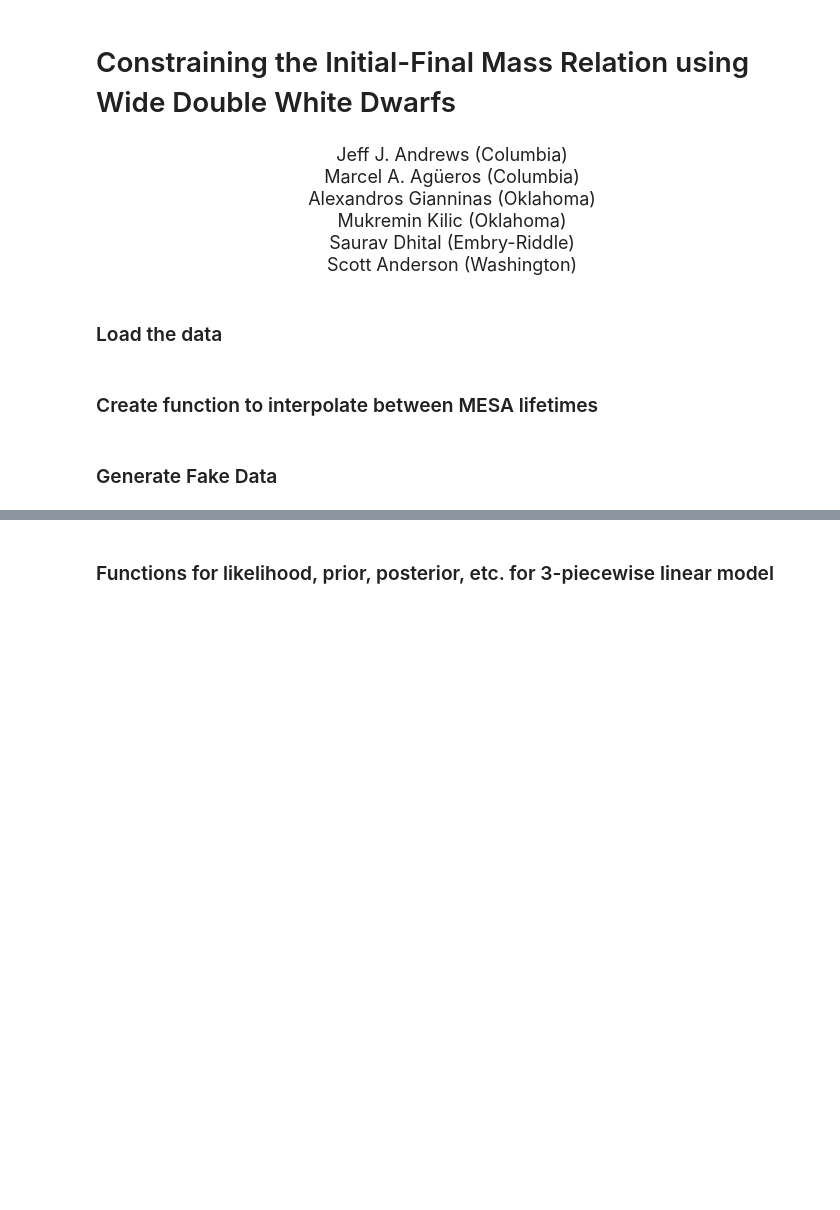
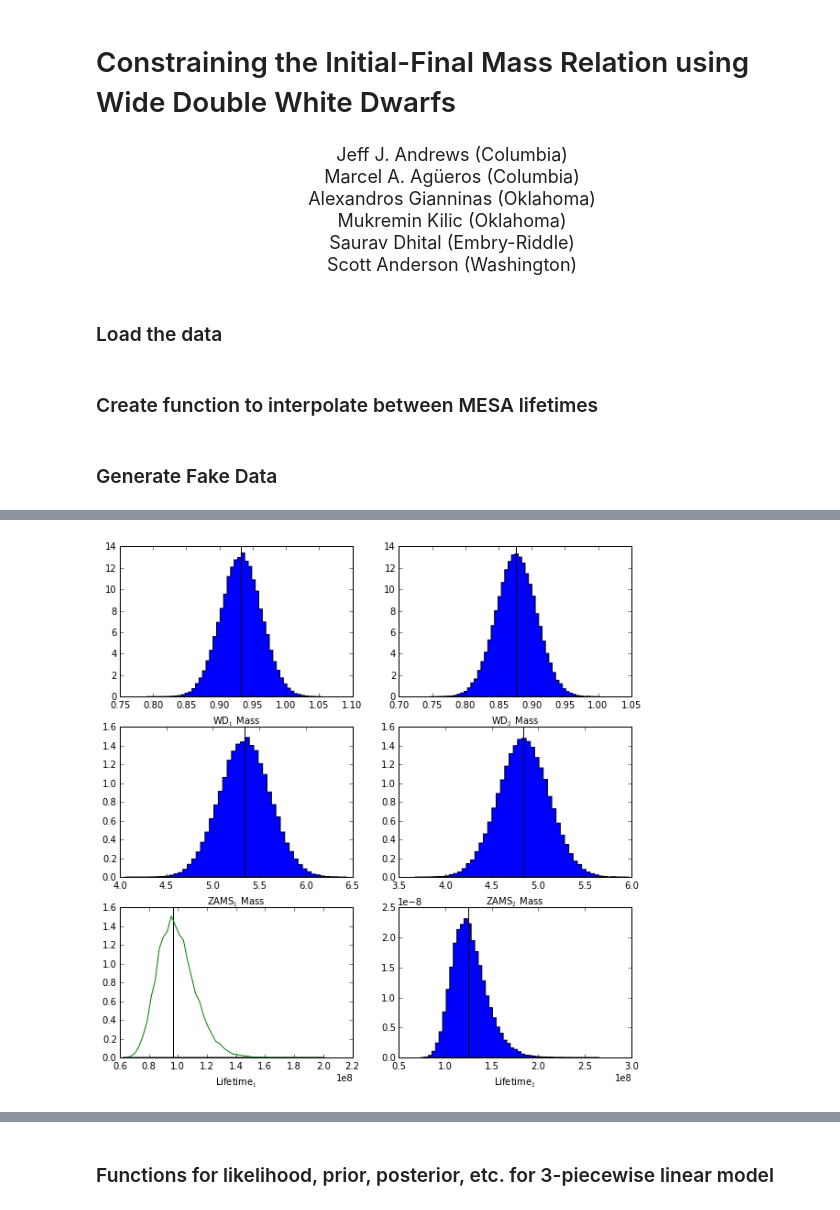
Before and after one commit to astroJeff/separated-at-birth, a Jupyter notebook: notebooks/IFMR Fake Data 1.ipynb, the cells around one changed output, grey strips where cells are left out. Saved outputs shown, nothing was run; the diff lists cells and outputs as text; code cells hidden in the pictures; blank space fills up the shorter version.

```diff
--- a/notebooks/IFMR Fake Data 1.ipynb
+++ b/notebooks/IFMR Fake Data 1.ipynb
@@ -176,0 +198,89 @@ DWD["age2_err"] = np.copy(t2_cool_err)
+# %%
+func_lifetime = interp1d(MESA_tcool["name"],pow(10.,MESA_tcool["lifetime"]), kind='linear', bounds_error=False, fill_value=7.0)
+func_lifetime_inv = interp1d(pow(10.,MESA_tcool["lifetime"][::-1]),MESA_tcool["name"][::-1], kind='linear', bounds_error=False, fill_value = 0.45)
+
+
+
+N_samp = 100000
+
+dist_wd1 = np.array([])
+dist_wd2 = np.array([])
+dist_wd1 = np.random.normal(DWD["m1_wd"][0], DWD["m1_wd_err"][0], N_samp)
+dist_wd2 = np.random.normal(DWD["m2_wd"][0], DWD["m2_wd_err"][0], N_samp)
+
+dist_zams1 = get_mzams(p_true, dist_wd1)
+dist_zams2 = get_mzams(p_true, dist_wd2)
+
+dist_life1 = lifetime(MESA_tcool, dist_zams1)
+dist_life2 = lifetime(MESA_tcool, dist_zams2)
+
+
+
+plt.figure(figsize=(10,10))
+
+plt.subplot(3,2,1)
+n, bins, patches = plt.hist(dist_wd1, 50, normed=1, histtype='stepfilled')
+plt.axvline(DWD["m1_wd"][0], color='k')
+plt.xlabel("WD$_1$ Mass")
+
+
+plt.subplot(3,2,2)
+n, bins, patches = plt.hist(dist_wd2, 50, normed=1, histtype='stepfilled')
+plt.axvline(DWD["m2_wd"][0], color='k')
+plt.xlabel('WD$_2$ Mass')
+
+
+plt.subplot(3,2,3)
+n, bins, patches = plt.hist(dist_zams1, 50, normed=1, histtype='stepfilled')
+plt.axvline(M1_zams[0], color='k')
+plt.xlabel("ZAMS$_1$ Mass")
+
+
+plt.subplot(3,2,4)
+n, bins, patches = plt.hist(dist_zams2, 50, normed=1, histtype='stepfilled')
+plt.axvline(M2_zams[0], color='k')
+plt.xlabel("ZAMS$_2$ Mass")
+
+
+
+
+
+plt.subplot(3,2,5)
+n, bins, patches = plt.hist(dist_life1, 50, normed=1, histtype='stepfilled')
+plt.axvline(M1_lifetime[0], color='k')
+plt.xlabel("Lifetime$_1$")
+
+
+dm_zams_dt_ms1 = (func_lifetime_inv(bins + 1.0e4) - func_lifetime_inv(bins)) / 1.0e4
+dt_ms_dm_zams1 = -1.0 / dm_zams_dt_ms1
+plt.plot(bins[:50], dt_ms_dm_zams1[:50] * n)
+
+
+
+dm_zams_dt_ms1 = (func_lifetime_inv(dist_life1 + 1.0e4) - func_lifetime_inv(dist_life1)) / 1.0e4
+dt_ms_dm_zams1 = -1.0 / dm_zams_dt_ms1
+A_coeff = np.sum(dt_ms_dm_zams1)
+print A_coeff
+
+
+
+
+plt.subplot(3,2,6)
+n, bins, patches = plt.hist(dist_life2, 50, normed=1, histtype='stepfilled')
+plt.axvline(M2_lifetime[0], color='k')
+plt.xlabel("Lifetime$_2$")
+
+bins_m_wd = func_lifetime_inv(bins) * np.tan(p_true[1])
+dt_ms_dm_zams1 = (lifetime(MESA_tcool,get_mzams(p,bins_m_wd+0.001)) - bins) / (0.001)
+
+
+
+plt.show()
+
+
+n, bins, patches = plt.hist(dist_life1 - dist_life2, 50, normed=1, histtype='stepfilled')
+plt.axvline(M1_lifetime[0] - M2_lifetime[0], color='k')
+plt.xlabel("Lifetime difference")
+
+plt.show()
+# %% [output]
@@ -176,0 +288 @@ DWD["age2_err"] = np.copy(t2_cool_err)
+[figure, added]
```
Also changed, not shown: parts of 25 cells of this notebook.
